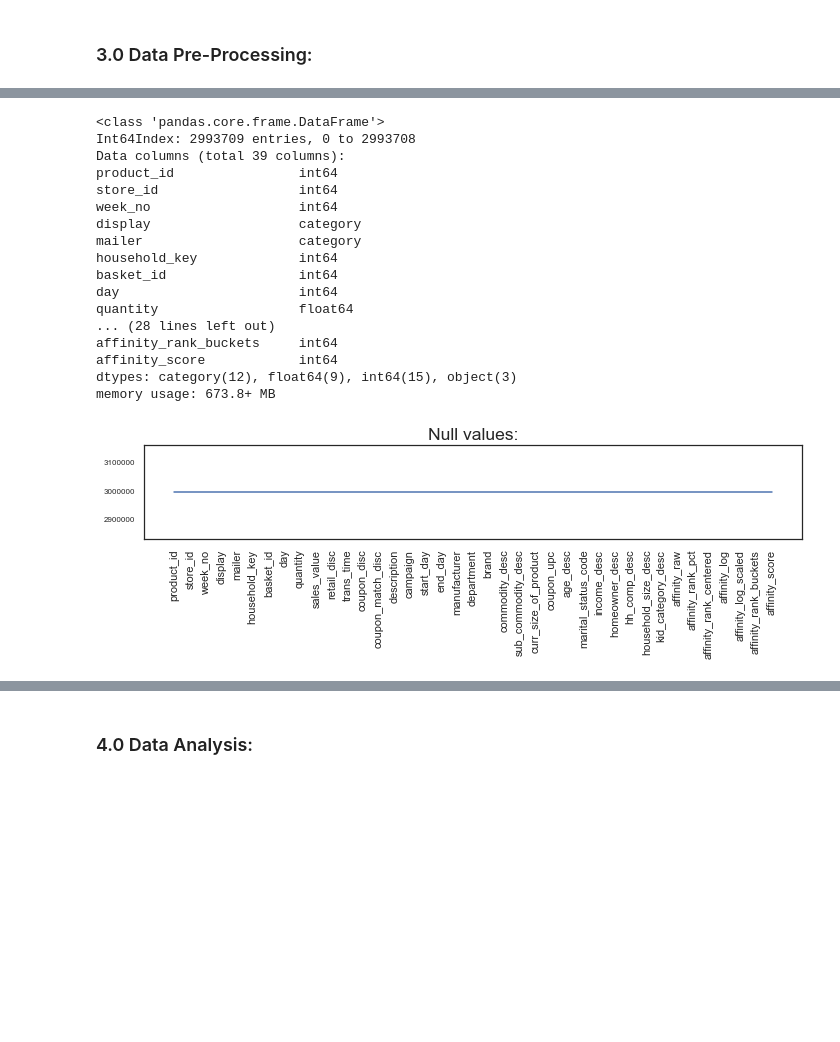
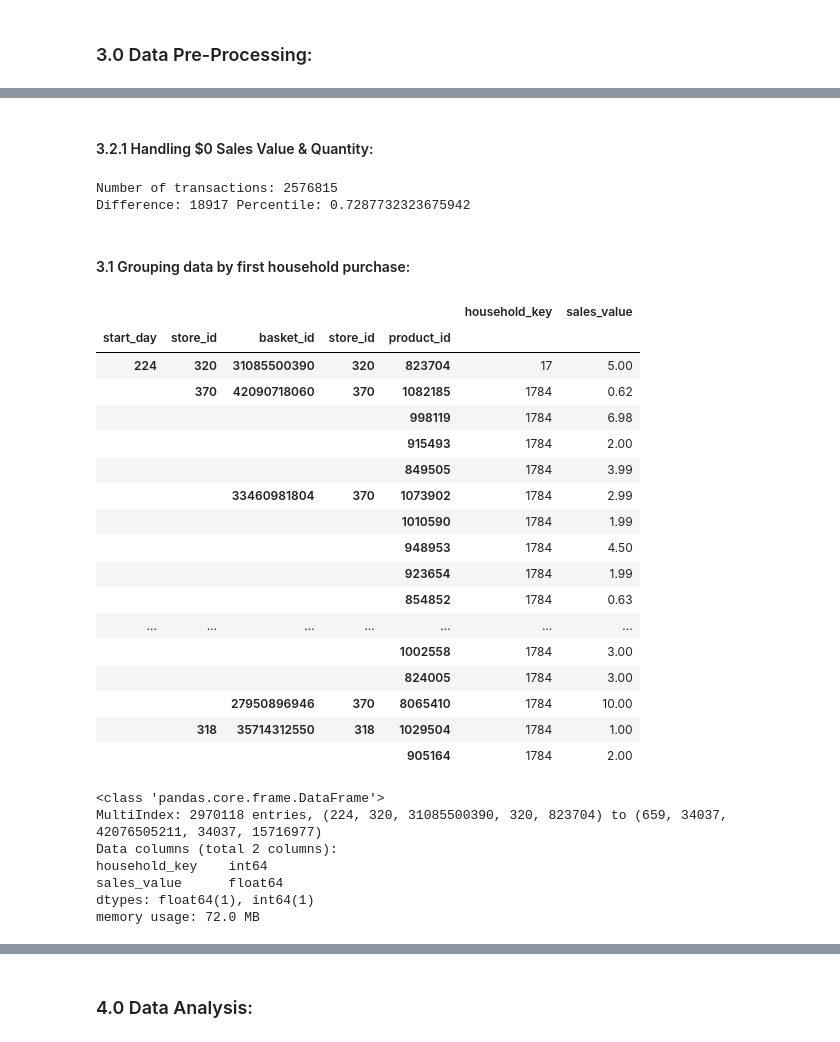
Before and after one commit to CJL89/Cold-Starter-Analysis, a Jupyter notebook: Cold_Starters_Data_Cleaning.ipynb, the cells around one changed output, grey strips where cells are left out. Drawn from its saved outputs; the diff is of its cells as text; code cells hidden in the pictures; blank space fills up the shorter version.

```diff
--- a/Cold_Starters_Data_Cleaning.ipynb
+++ b/Cold_Starters_Data_Cleaning.ipynb
@@ -16,6 +18,3 @@ pd.set_option('precision', 2)
 %matplotlib inline
 # %% [markdown]
 ### 2.0 Data Overview:
-# %%
-df = pd.read_csv('data/cj_single_view.csv', index_col=0)
-df.head()
@@ -83,33 +100,49 @@ memory usage: 913.6+ MB
+# %% [markdown]
+#### 3.2.1 Handling $0 Sales Value & Quantity:
+# %%
+# Store the valid transactions in a new dataframe
+non_zero = (transaction_df['sales_value'] != 0) & (transaction_df['quantity'] != 0)
+
+transaction_df_clean = transaction_df[non_zero]
+
+print('Number of transactions:', len(transaction_df_clean))
+print('Difference:', len(transaction_df) - len(transaction_df_clean), 'Percentile:', ((len(transaction_df) - len(transaction_df_clean)) / len(transaction_df)) * 100)
+# %% [output]
+Number of transactions: 2576815
+Difference: 18917 Percentile: 0.7287732323675942
+# %% [markdown]
+#### 3.1 Grouping data by first household purchase:
+# %%
+households = len(df['household_key'].unique())
+purchase_info = df[['product_id', 'store_id', 'household_key', 'basket_id', 'sales_value', 'start_day']]
+purchase_summary = purchase_info.groupby(['start_day', 'household_key', 'store_id', 'basket_id', 'store_id', 'product_id']).sum().sort_values(by=['start_day']).reset_index(['household_key'])
+purchase_summary.head(20)
+# %% [output]
+|  |  |  |  |  | household_key | sales_value |
+| start_day | store_id | basket_id | store_id | product_id |  |  |
+| 224 | 320 | 31085500390 | 320 | 823704 | 17 | 5.00 |
+|  | 370 | 42090718060 | 370 | 1082185 | 1784 | 0.62 |
+|  |  |  |  | 998119 | 1784 | 6.98 |
+|  |  |  |  | 915493 | 1784 | 2.00 |
+|  |  |  |  | 849505 | 1784 | 3.99 |
+|  |  | 33460981804 | 370 | 1073902 | 1784 | 2.99 |
+|  |  |  |  | 1010590 | 1784 | 1.99 |
+|  |  |  |  | 948953 | 1784 | 4.50 |
+|  |  |  |  | 923654 | 1784 | 1.99 |
+|  |  |  |  | 854852 | 1784 | 0.63 |
+| ... | ... | ... | ... | ... | ... | ... |
+|  |  |  |  | 1002558 | 1784 | 3.00 |
+|  |  |  |  | 824005 | 1784 | 3.00 |
+|  |  | 27950896946 | 370 | 8065410 | 1784 | 10.00 |
+|  | 318 | 35714312550 | 318 | 1029504 | 1784 | 1.00 |
+|  |  |  |  | 905164 | 1784 | 2.00 |
 # %%
-df.info()
+purchase_summary.info()
 # %% [output]
 <class 'pandas.core.frame.DataFrame'>
-Int64Index: 2993709 entries, 0 to 2993708
-Data columns (total 39 columns):
-product_id                int64
-store_id                  int64
-week_no                   int64
-display                   category
-mailer                    category
-household_key             int64
-basket_id                 int64
-day                       int64
-quantity                  float64
-... (28 lines left out)
-affinity_rank_buckets     int64
-affinity_score            int64
-dtypes: category(12), float64(9), int64(15), object(3)
-memory usage: 673.8+ MB
+MultiIndex: 2970118 entries, (224, 320, 31085500390, 320, 823704) to (659, 34037, 42076505211, 34037, 15716977)
+Data columns (total 2 columns):
+household_key    int64
+sales_value      float64
+dtypes: float64(1), int64(1)
+memory usage: 72.0 MB
-# %%
-plt.figure(figsize=(10, 3.5))
-
-_ = plt.plot(df.isnull().count())
-_ = plt.title('Null values:', size=17.5)
-_ = plt.xticks(rotation=90)
-_ = plt.yticks(size=8)
-
-plt.tight_layout()
-plt.savefig('graphs/null_values.png')
-plt.show()
-# %% [output]
-[figure, removed]
```
Also changed, not shown: parts of 20 cells of this notebook.
